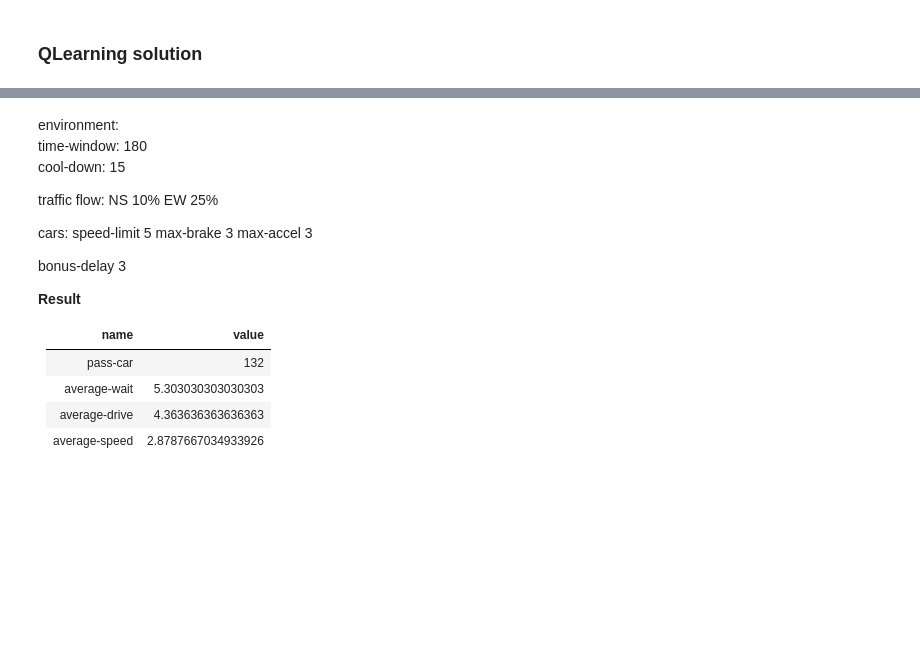
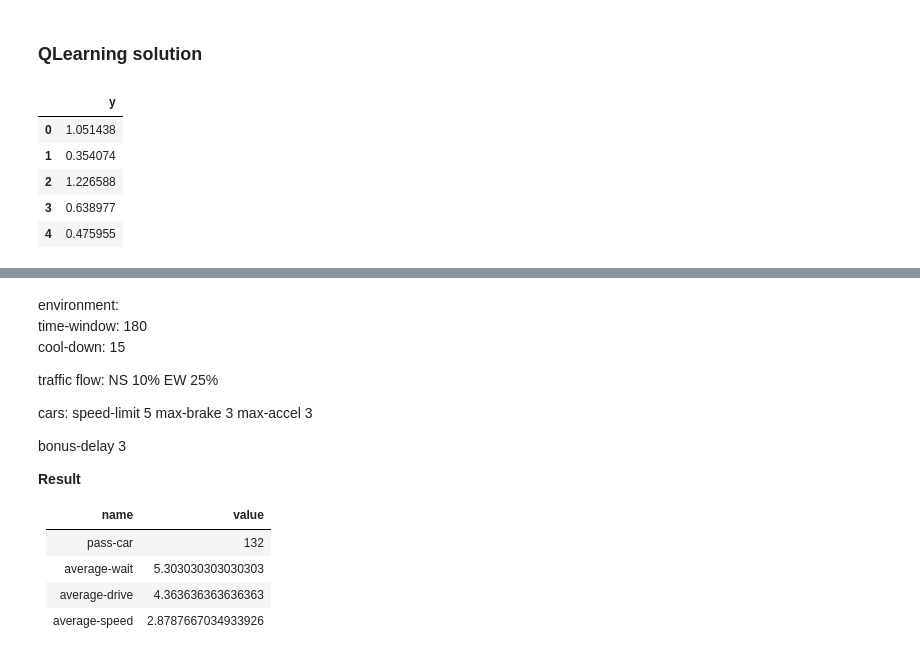
Before and after one commit to X-Fan-Jack/SmartTrafficLight-ABM-RL, a Jupyter notebook: data_analysis/project.ipynb, the cells around one changed output, grey strips where cells are left out. Cells and saved outputs as stored; diff of their text form; code cells hidden in the pictures; blank space fills up the shorter version.

```diff
--- a/data_analysis/project.ipynb
+++ b/data_analysis/project.ipynb
@@ -89,3 +91,13 @@ average_drive mean: 4.381012889460001
 average_speed mean: 2.900626862136667
 # %% [markdown]
 ### QLearning solution
+# %%
+csv_ql = pd.read_csv("./model_v3 Ave Reward Per Episode.csv")
+csv_ql.head()
+# %% [output]
+|  | y |
+| 0 | 1.051438 |
+| 1 | 0.354074 |
+| 2 | 1.226588 |
+| 3 | 0.638977 |
+| 4 | 0.475955 |
```
Also changed, not shown: parts of 8 cells of this notebook, 2 other files.
